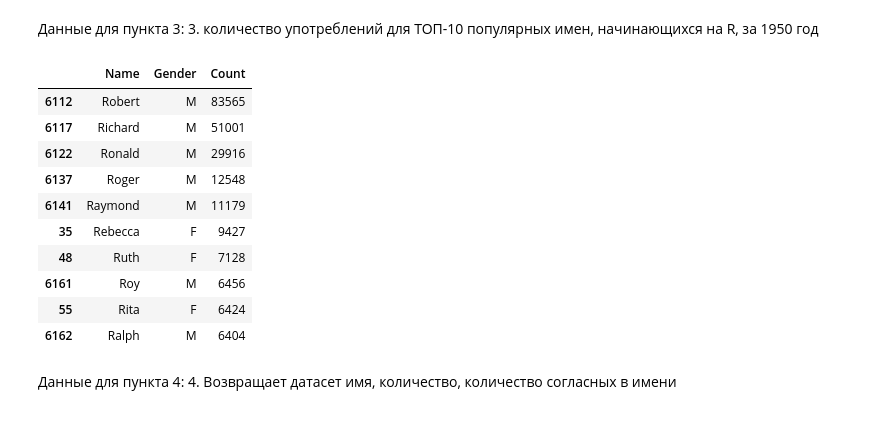
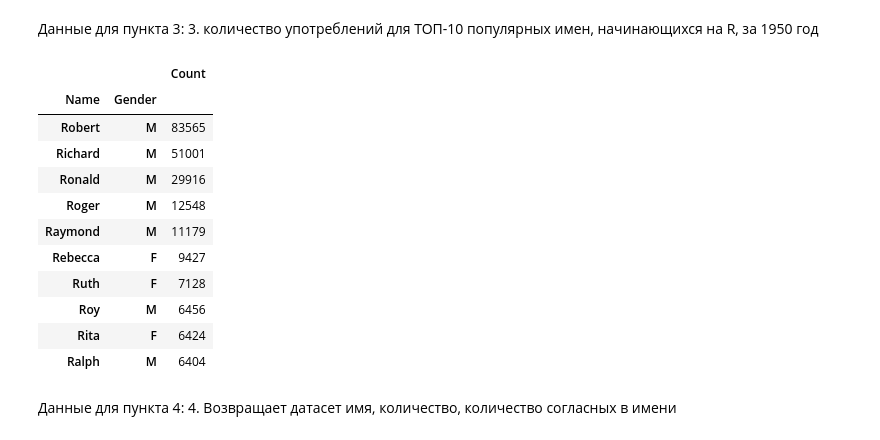
Before and after one commit to dashuncel/hw42, a Jupyter notebook: hw42.ipynb, the cells around one changed output. Cells and saved outputs as stored; diff of their text form; code cells hidden in the pictures.

```diff
--- a/hw42.ipynb
+++ b/hw42.ipynb
@@ -53,27 +53,28 @@ d_frame2
 # %%
 def top_letter(letter, year):
     file = f'{DATA_DIR}yob{year}.txt'
     if not os.path.exists(file):
         return
     data = pd.read_csv(file, names=['Name', 'Gender', 'Count'])
-    data = data[data.Name.str.startswith(letter)].sort_values(by='Count', ascending=False).head(10)
+    data = data[data.Name.str.startswith(letter)].groupby(['Name', 'Gender']).sum().sort_values(by='Count', ascending=False).head(10)
     return data
 
 
 d_frame3 = top_letter('R', 1950)
 d_frame3
 # %% [output]
-|  | Name | Gender | Count |
-| 6112 | Robert | M | 83565 |
-| 6117 | Richard | M | 51001 |
-| 6122 | Ronald | M | 29916 |
-| 6137 | Roger | M | 12548 |
-| 6141 | Raymond | M | 11179 |
-| 35 | Rebecca | F | 9427 |
-| 48 | Ruth | F | 7128 |
-| 6161 | Roy | M | 6456 |
-| 55 | Rita | F | 6424 |
-| 6162 | Ralph | M | 6404 |
+|  |  | Count |
+| Name | Gender |  |
+| Robert | M | 83565 |
+| Richard | M | 51001 |
+| Ronald | M | 29916 |
+| Roger | M | 12548 |
+| Raymond | M | 11179 |
+| Rebecca | F | 9427 |
+| Ruth | F | 7128 |
+| Roy | M | 6456 |
+| Rita | F | 6424 |
+| Ralph | M | 6404 |
 # %% [markdown]
 Данные для пункта 4:
 4. Возвращает датасет имя, количество, количество согласных в имени
```
Also changed, not shown: parts of 3 cells of this notebook.
